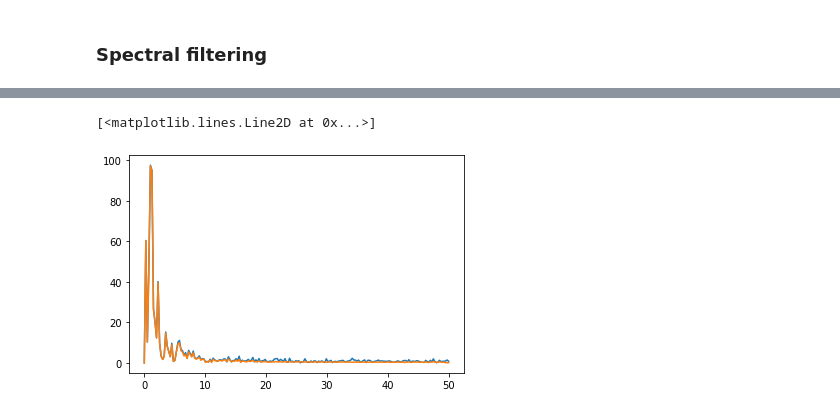
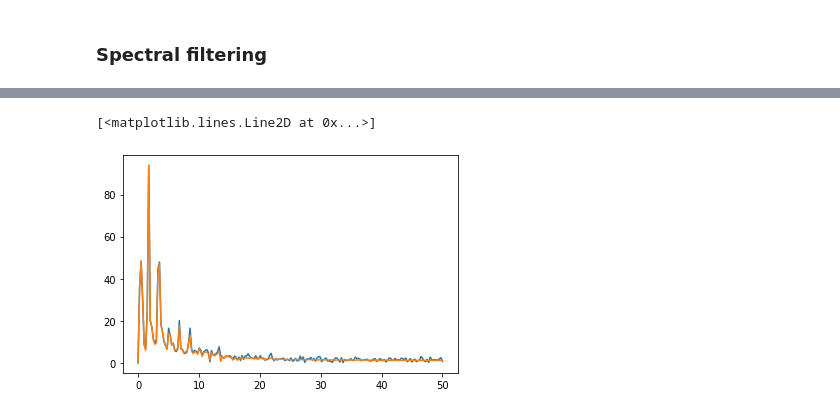
Before and after one commit to opeltre/revert, a Jupyter notebook: notebooks/icp.ipynb, the cells around one changed output, grey strips where cells are left out. Cells and saved outputs as stored; diff of their text form; code cells hidden in the pictures.

```diff
--- a/notebooks/icp.ipynb
+++ b/notebooks/icp.ipynb
@@ -11,7 +11,7 @@ Intracranial pressure (ICP) is measured by lumbar puncture during infusion tests
 ### Reading infusion tests
 # %%
 import icp.loader as hdf5
-f = hdf5.File(1)
+f = hdf5.File(0)
 # %%
 N = 400
 fs = 100
@@ -36,2 +33,6 @@ icp_f = kernel(icp)
+# %%
+kernel = Heat(1.6)
+
+icp_f = kernel(icp)
 # %%
 plt.figure(figsize=(12, 5))
@@ -43,16 +58,21 @@ plt.plot(icp_f)
 # %%
+def center(tensor):
+    return tensor - tensor.mean()
+
 def fourier(tensor, f1, fmax=100):
     N = tensor.shape[0]
     return rfft(center(tensor))[:math.floor(N * f1 /(2 * fmax))]
 
+def spectrum(tensor, fcut):
+    return torch.linspace(0, fcut / 2, tensor.shape[0])
 
 fcut = 100
 _icp = fourier(icp, fcut)
 _icp_f = fourier(icp_f, fcut)
 sp = spectrum(_icp, fcut)
 
 plt.plot(sp, _icp.abs())
 plt.plot(sp, _icp_f.abs())
 # %% [output]
 [<matplotlib.lines.Line2D at 0x...>]
-[figure, old version]
+[figure, new version]
```
Also changed, not shown: parts of 6 cells of this notebook, 1 other file.
